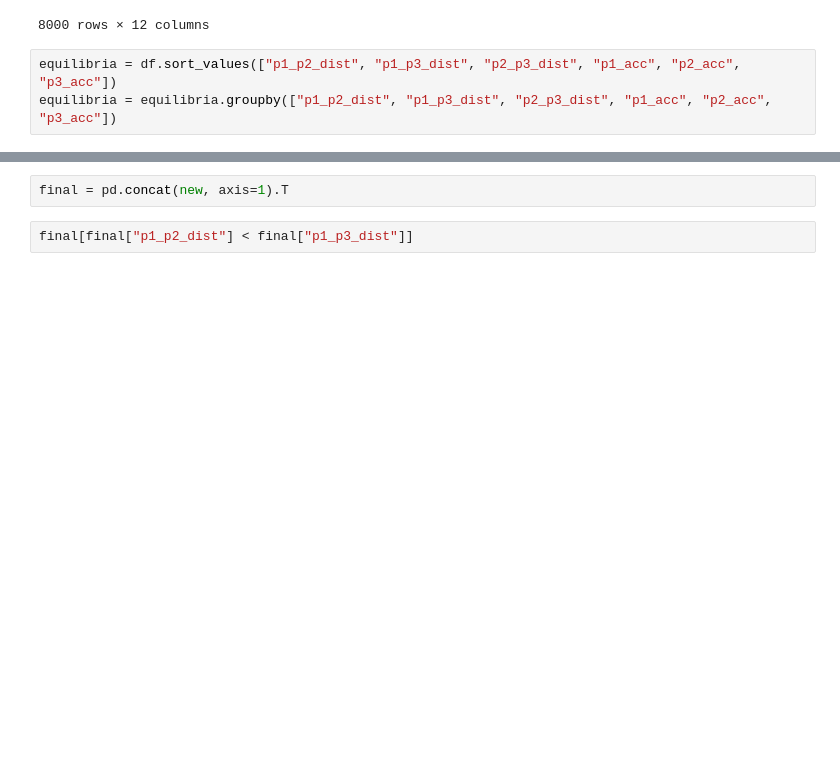
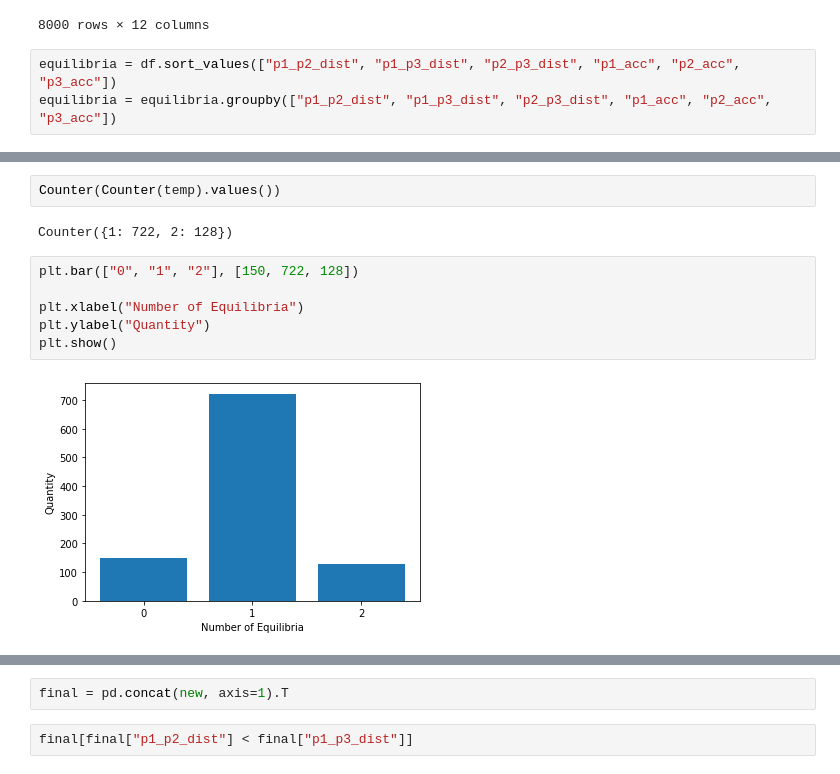
Before and after one commit to bwu2018/truels, a Jupyter notebook: analysis.ipynb, the cells around one changed output, grey strips where cells are left out. Cells and saved outputs as stored; diff of their text form; blank space fills up the shorter version.

```diff
--- a/analysis.ipynb
+++ b/analysis.ipynb
@@ -56,3 +83,15 @@ for group in range(len(equilibria)):
+# %%
+Counter(Counter(temp).values())
+# %% [output]
+Counter({1: 722, 2: 128})
+# %%
+plt.bar(["0", "1", "2"], [150, 722, 128])
+
+plt.xlabel("Number of Equilibria")
+plt.ylabel("Quantity")
+plt.show()
+# %% [output]
+[figure, added]
 # %%
 new
 # %% [output]
```
Also changed, not shown: parts of 6 cells of this notebook, 4 other files.
